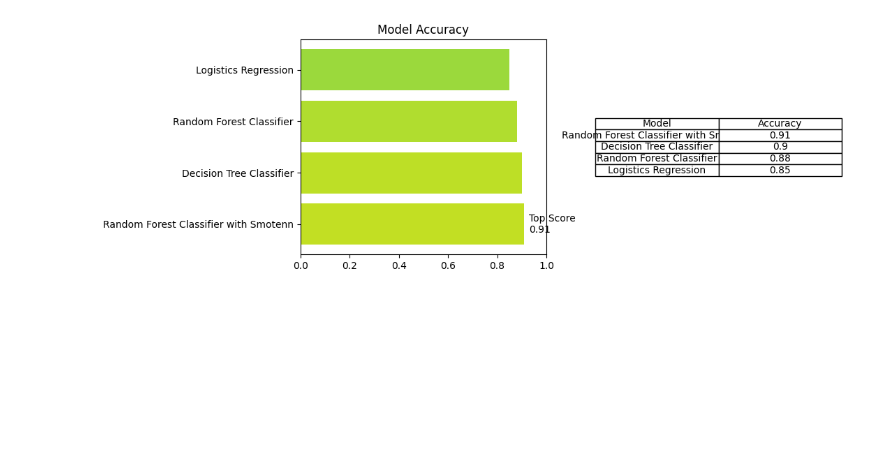
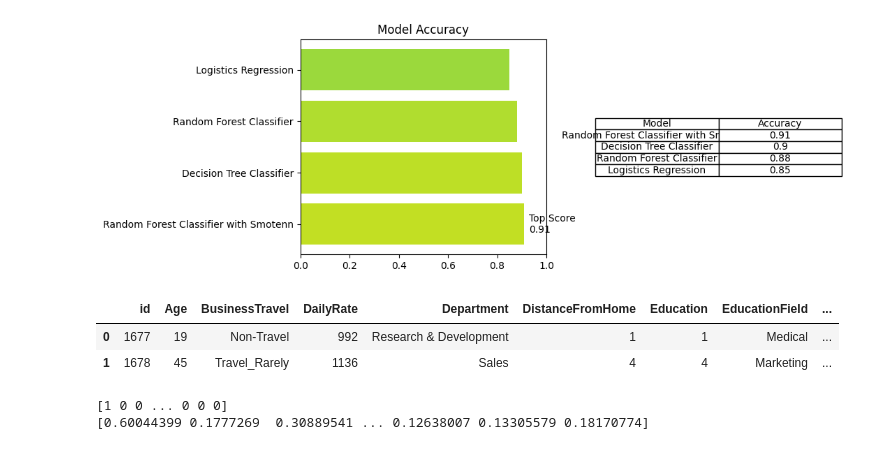
Before and after one commit to shivangisaxena96/Sample_Repo_IPBA, a Jupyter notebook: shivangi-saxena-ml-case-study.ipynb, the cells around one changed output. Saved outputs shown, nothing was run; the diff lists cells and outputs as text; code cells hidden in the pictures; blank space fills up the shorter version.

Commit message:
Kaggle Notebook | Shivangi Saxena_ML Case Study  | Version 2

```diff
--- a/shivangi-saxena-ml-case-study.ipynb
+++ b/shivangi-saxena-ml-case-study.ipynb
@@ -1125,4 +1125,12 @@ plt.show()
 0                   Logistics Regression      0.85
 Top Accuracy Score: 0.91
 [figure]
+# %%
+#Prediction
+# Prediction attrition for test Data set
+df_test.head(2)
+# %% [output]
+|  | id | Age | BusinessTravel | DailyRate | Department | DistanceFromHome | Education | EducationField | ... |
+| 0 | 1677 | 19 | Non-Travel | 992 | Research & Development | 1 | 1 | Medical | ... |
+| 1 | 1678 | 45 | Travel_Rarely | 1136 | Sales | 4 | 4 | Marketing | ... |
 # %%
@@ -1131,0 +1157,15 @@ df_test = pd.read_csv('/kaggle/input/ipba17-grade-ml-case-study-classification-c
+# %%
+# Make predictions on the testing dataset
+test_predictions = model_rf_smote.predict(X_test)
+
+# If you want the probability scores for each class (in case of a binary classification problem)
+test_probabilities = model_rf_smote.predict_proba(X_test)[:, 1]
+
+# Now we can use 'test_predictions' or 'test_probabilities' as per your requirement
+# 'test_predictions' contains the predicted class labels (0 or 1)
+# 'test_probabilities' contains the probability scores for class 1
+print(test_predictions)
+print(test_probabilities)
+# %% [output]
+[1 0 0 ... 0 0 0]
+[0.60044399 0.1777269  0.30889541 ... 0.12638007 0.13305579 0.18170774]
```
Also changed, not shown: parts of 15 cells of this notebook.
